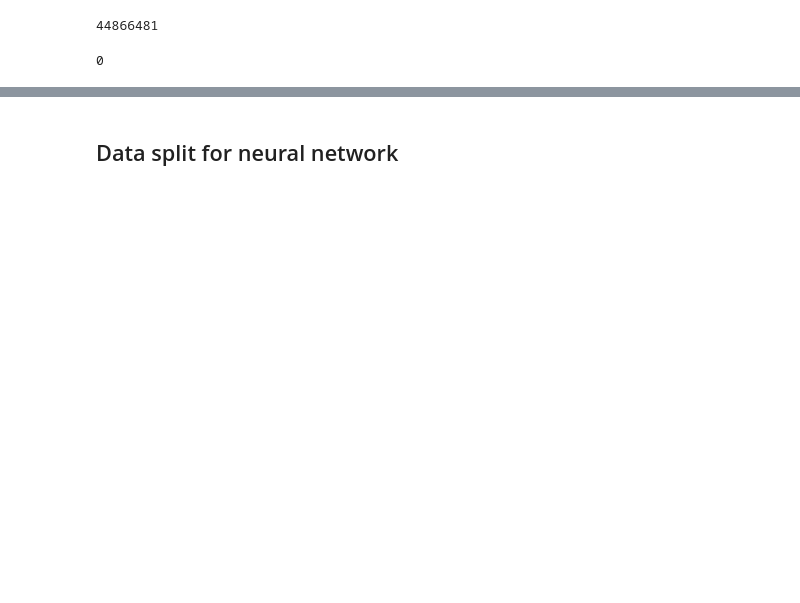
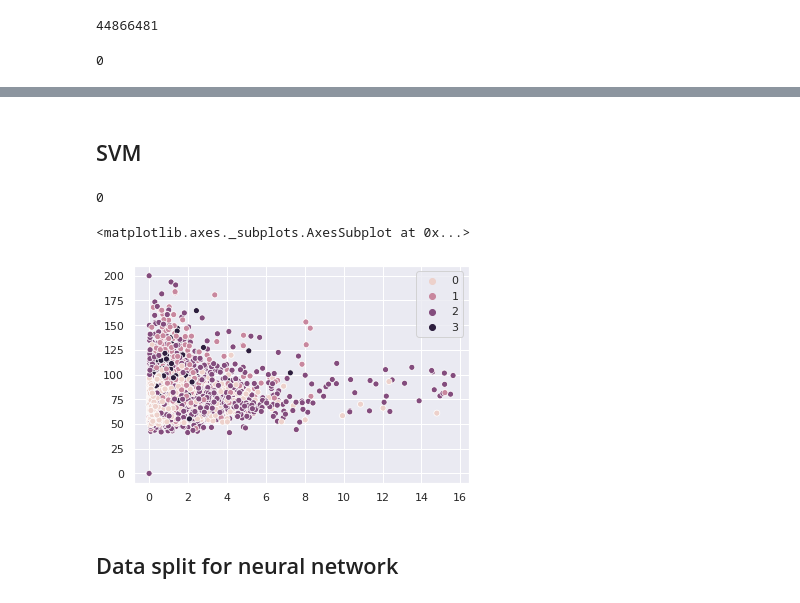
Before and after one commit to RoseYuan/ML, a Jupyter notebook: Task3/task3.ipynb, the cells around one changed output, grey strips where cells are left out. Cells and saved outputs as stored; diff of their text form; code cells hidden in the pictures; blank space fills up the shorter version.

```diff
--- a/Task3/task3.ipynb
+++ b/Task3/task3.ipynb
@@ -165,23 +184,3 @@ augmented_filtered = augmentation(filtered, subsampling=1, normalize=True, mirro
 np.sum(np.isnan(augmented_filtered))
 # %% [output]
 0
-# %%
-def feature_extraction(sample):
-    normalized = scale(sample)
-
-    # output array
-    features = np.zeros((6,))
-
-    # naive features
-    features[0] = np.max(normalized) # maximal sd
-    features[1] = np.min(normalized) # minimal sd
-    features[2] = np.mean(sample) # mean value
-    features[3] = np.var(sample) # variance
-
-    # rpeak features
-    rpeaks = ecg.hamilton_segmenter(signal=sample, sampling_rate=300)[0]
-    intervals = np.array([rpeaks[i] - rpeaks[i-1] for i in range(1, len(rpeaks))])
-    features[4] = np.mean(intervals) # mean time interval between rpeaks
-    features[5] = np.var(intervals) # variance of rpeak intensities
-
-    return features
@@ -253,3 +327,17 @@ ecgs[1]['templates'].shape[0]
 # %%
 plt.figure(figsize=(10,10))
 plt.imshow(X_2d[1], cmap='gray')
+# %% [markdown]
+## SVM
+# %%
+features = np.array([feature_extraction(sample) for sample in tqdm(ecgs)])
+# %%
+features[np.isnan(features)] = 0
+np.sum(np.isnan(features))
+# %% [output]
+0
+# %%
+sns.scatterplot(features[:,4], features[:,5], hue=y_raw)
+# %% [output]
+<matplotlib.axes._subplots.AxesSubplot at 0x...>
+[figure, added]
```
Also changed, not shown: parts of 35 cells of this notebook, 3 other files.
